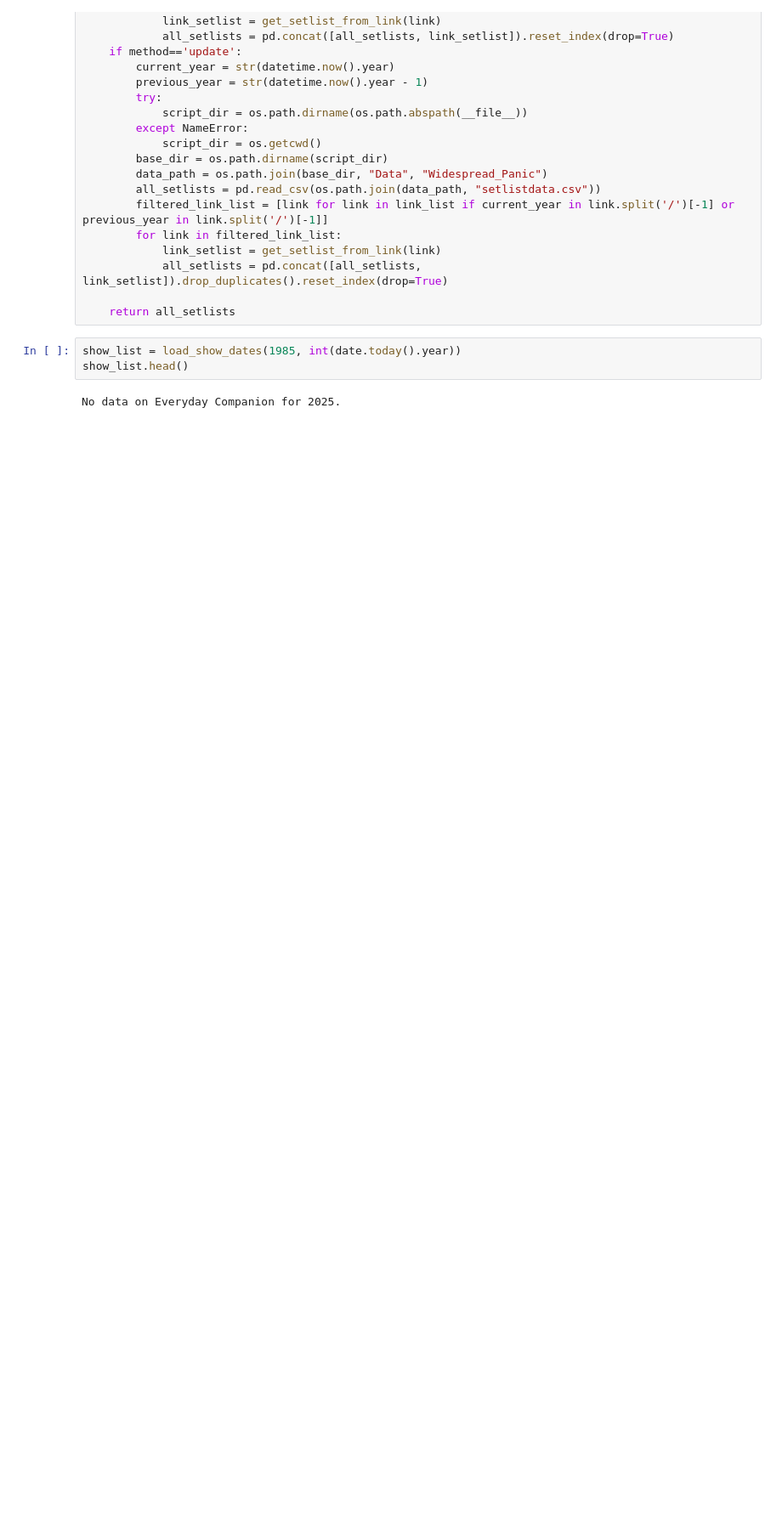
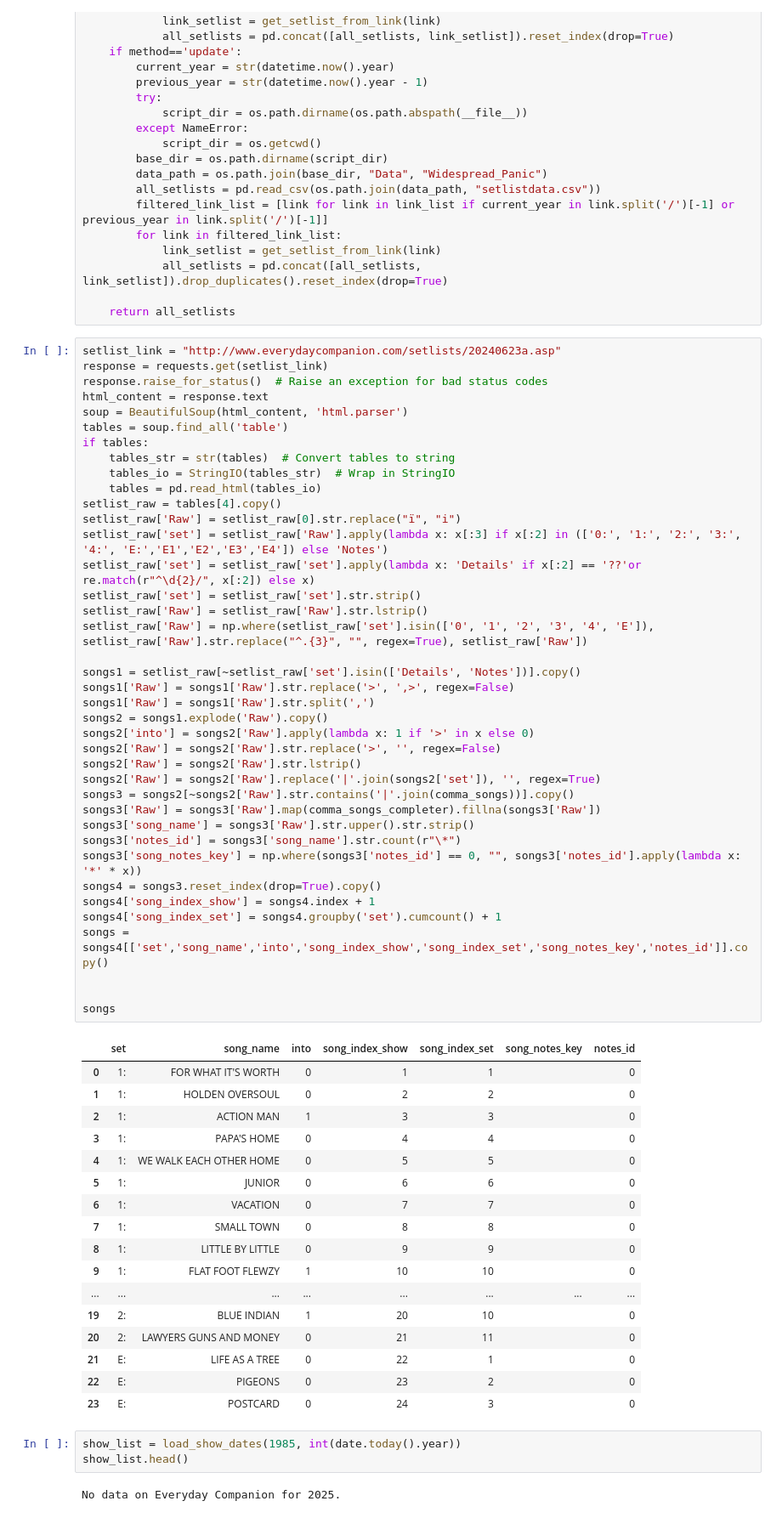
Before and after one commit to connorkitchings/Concerts, a Jupyter notebook: Setlist_Creation/Widespread Panic.ipynb, the cells around one changed output. Shown at 85% size. Saved outputs shown, nothing was run; the diff lists cells and outputs as text; blank space fills up the shorter version.

```diff
--- a/Setlist_Creation/Widespread Panic.ipynb
+++ b/Setlist_Creation/Widespread Panic.ipynb
@@ -280,6 +280,63 @@ def load_setlists(link_list, method='all'):
             all_setlists = pd.concat([all_setlists, link_setlist]).drop_duplicates().reset_index(drop=True)
 
     return all_setlists
+# %%
+setlist_link = "http://www.everydaycompanion.com/setlists/20240623a.asp"
+response = requests.get(setlist_link)
+response.raise_for_status()  # Raise an exception for bad status codes
+html_content = response.text
+soup = BeautifulSoup(html_content, 'html.parser')
+tables = soup.find_all('table')
+if tables:
+    tables_str = str(tables)  # Convert tables to string
+    tables_io = StringIO(tables_str)  # Wrap in StringIO
+    tables = pd.read_html(tables_io)
+setlist_raw = tables[4].copy()
+setlist_raw['Raw'] = setlist_raw[0].str.replace("ï", "i")
+setlist_raw['set'] = setlist_raw['Raw'].apply(lambda x: x[:3] if x[:2] in (['0:', '1:', '2:', '3:', '4:', 'E:','E1','E2','E3','E4']) else 'Notes')
+setlist_raw['set'] = setlist_raw['set'].apply(lambda x: 'Details' if x[:2] == '??'or re.match(r"^\d{2}/", x[:2]) else x)
+setlist_raw['set'] = setlist_raw['set'].str.strip()
+setlist_raw['Raw'] = setlist_raw['Raw'].str.lstrip()
+setlist_raw['Raw'] = np.where(setlist_raw['set'].isin(['0', '1', '2', '3', '4', 'E']), setlist_raw['Raw'].str.replace("^.{3}", "", regex=True), setlist_raw['Raw'])
+
+songs1 = setlist_raw[~setlist_raw['set'].isin(['Details', 'Notes'])].copy()
+songs1['Raw'] = songs1['Raw'].str.replace('>', ',>', regex=False)
+songs1['Raw'] = songs1['Raw'].str.split(',')
+songs2 = songs1.explode('Raw').copy()
+songs2['into'] = songs2['Raw'].apply(lambda x: 1 if '>' in x else 0)
+songs2['Raw'] = songs2['Raw'].str.replace('>', '', regex=False)
+songs2['Raw'] = songs2['Raw'].str.lstrip()
+songs2['Raw'] = songs2['Raw'].replace('|'.join(songs2['set']), '', regex=True)
+songs3 = songs2[~songs2['Raw'].str.contains('|'.join(comma_songs))].copy()
+songs3['Raw'] = songs3['Raw'].map(comma_songs_completer).fillna(songs3['Raw'])
+songs3['song_name'] = songs3['Raw'].str.upper().str.strip()
+songs3['notes_id'] = songs3['song_name'].str.count(r"\*")
+songs3['song_notes_key'] = np.where(songs3['notes_id'] == 0, "", songs3['notes_id'].apply(lambda x: '*' * x))
+songs4 = songs3.reset_index(drop=True).copy()
+songs4['song_index_show'] = songs4.index + 1
+songs4['song_index_set'] = songs4.groupby('set').cumcount() + 1
+songs = songs4[['set','song_name','into','song_index_show','song_index_set','song_notes_key','notes_id']].copy()
+
+
+songs
+# %% [output]
+|  | set | song_name | into | song_index_show | song_index_set | song_notes_key | notes_id |
+| 0 | 1: | FOR WHAT IT'S WORTH | 0 | 1 | 1 |  | 0 |
+| 1 | 1: | HOLDEN OVERSOUL | 0 | 2 | 2 |  | 0 |
+| 2 | 1: | ACTION MAN | 1 | 3 | 3 |  | 0 |
+| 3 | 1: | PAPA'S HOME | 0 | 4 | 4 |  | 0 |
+| 4 | 1: | WE WALK EACH OTHER HOME | 0 | 5 | 5 |  | 0 |
+| 5 | 1: | JUNIOR | 0 | 6 | 6 |  | 0 |
+| 6 | 1: | VACATION | 0 | 7 | 7 |  | 0 |
+| 7 | 1: | SMALL TOWN | 0 | 8 | 8 |  | 0 |
+| 8 | 1: | LITTLE BY LITTLE | 0 | 9 | 9 |  | 0 |
+| 9 | 1: | FLAT FOOT FLEWZY | 1 | 10 | 10 |  | 0 |
+| ... | ... | ... | ... | ... | ... | ... | ... |
+| 19 | 2: | BLUE INDIAN | 1 | 20 | 10 |  | 0 |
+| 20 | 2: | LAWYERS GUNS AND MONEY | 0 | 21 | 11 |  | 0 |
+| 21 | E: | LIFE AS A TREE | 0 | 22 | 1 |  | 0 |
+| 22 | E: | PIGEONS | 0 | 23 | 2 |  | 0 |
+| 23 | E: | POSTCARD | 0 | 24 | 3 |  | 0 |
 # %%
 show_list = load_show_dates(1985, int(date.today().year))
 show_list.head()
```
Also changed, not shown: 30 other files.
